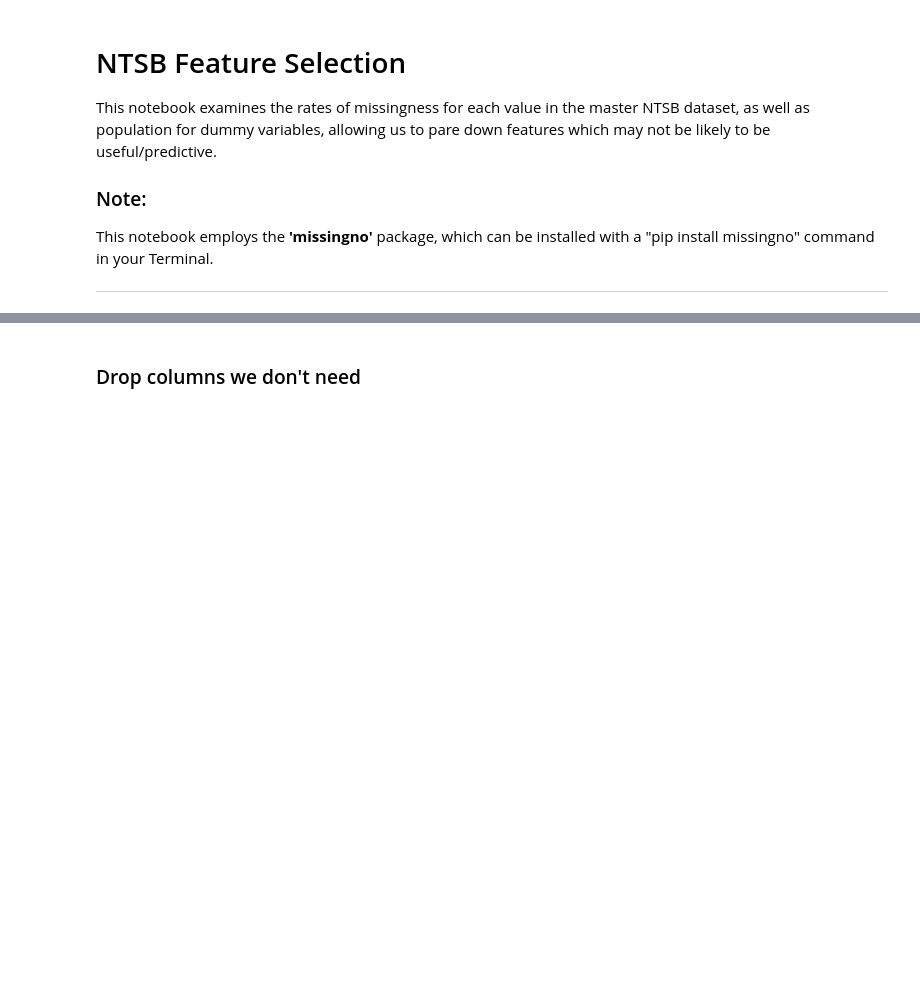
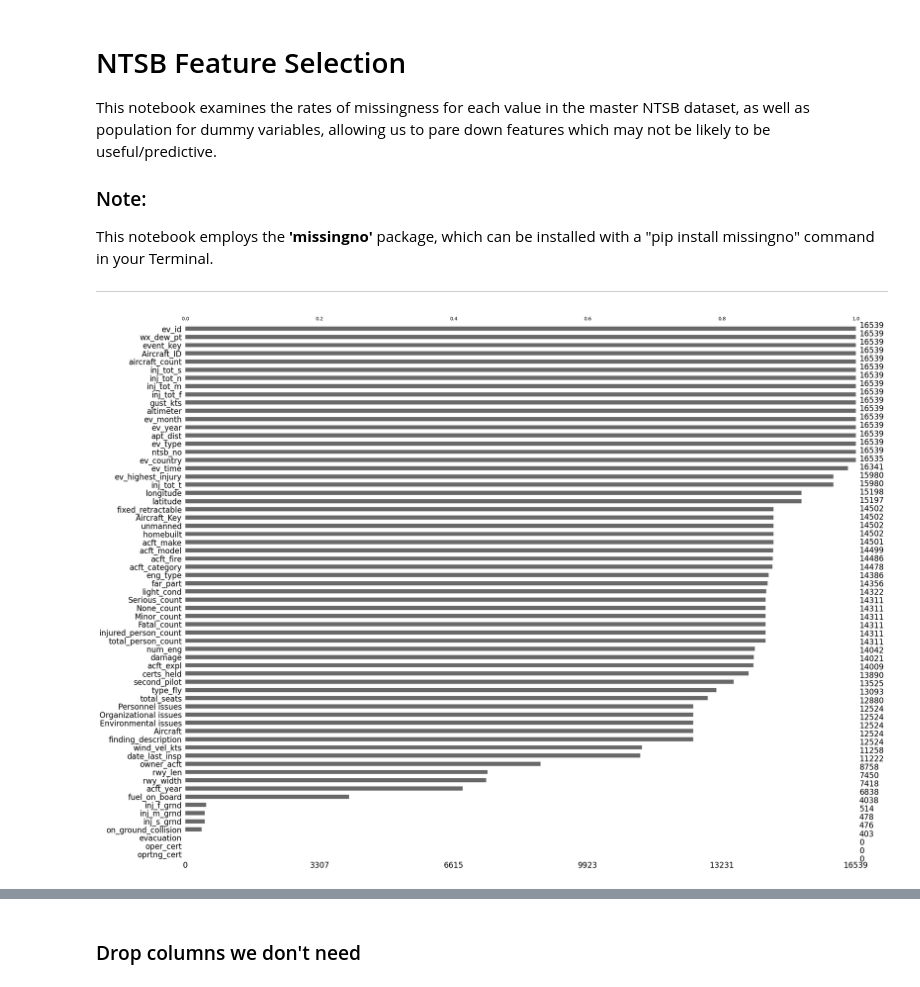
Before and after one commit to TheErdosInstitute-Summer2025-Project/aviation-project, a Jupyter notebook: jupyter-notebooks/ntsb_feature_selection.ipynb, the cells around one changed output, grey strips where cells are left out. Saved outputs shown, nothing was run; the diff lists cells and outputs as text; code cells hidden in the pictures; blank space fills up the shorter version.

```diff
--- a/jupyter-notebooks/ntsb_feature_selection.ipynb
+++ b/jupyter-notebooks/ntsb_feature_selection.ipynb
@@ -21 +16,6 @@ missing_pct = missing / len(data)
+# %%
+mno.bar(data, sort='ascending')
+plt.show()
+# %% [output]
+[figure, added]
 # %% [markdown]
```
Also changed, not shown: parts of 12 cells of this notebook.
